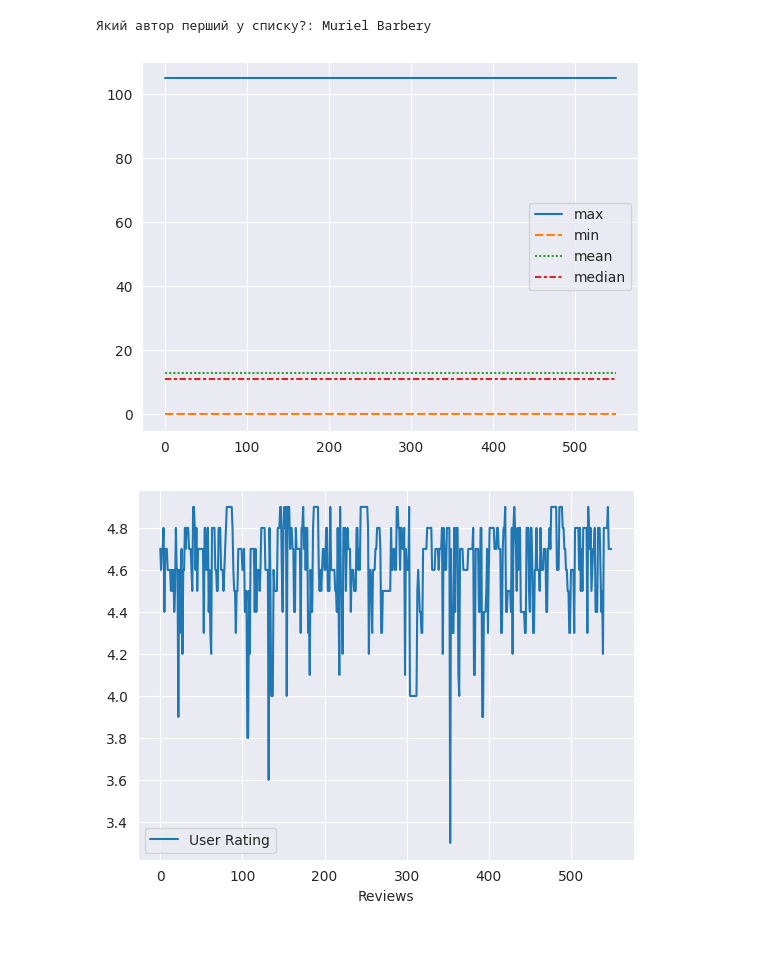
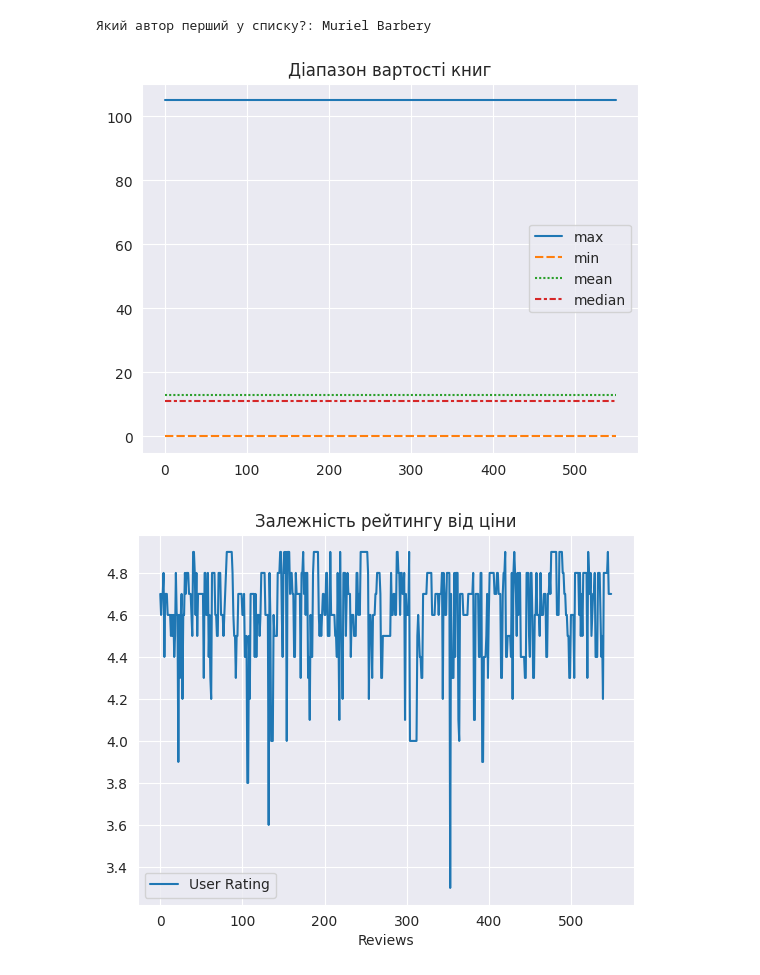
Before and after one commit to OlegAndrienko/HW2_DS, a Jupyter notebook: Hw2.3.ipynb, the cells around one changed output. Cells and saved outputs as stored; diff of their text form; code cells hidden in the pictures; blank space fills up the shorter version.

```diff
--- a/Hw2.3.ipynb
+++ b/Hw2.3.ipynb
@@ -331,28 +331,25 @@ print(f"Який автор перший у списку?: {data_concat.sort_val
 # %%
 url = "https://raw.githubusercontent.com/OlegAndrienko/HW2_DS/main/bestsellers.csv"
 data = pd.read_csv(url)
 
 # створити датасет Автор Рейтинг
 
 x = data["Price"].max()
 y = data["Price"].min()
 m = data["Price"].mean()
 k = data["Price"].median()
 
 data_set = pd.DataFrame({"max": x, "min": y, "mean": m, "median": k}, index=data.index)
 
 
 #Візуалізація даних з використанням бібліотеки seaborn лінійна діаграма
 
 sns.set_style("darkgrid")
-sns.lineplot(
-            data=data_set,
-
-)
-
+sns.lineplot(data=data_set).set(title="Діапазон вартостей книг")
+plt.title = "Діапазон вартості книг"
 plt.show()
 # %% [output]
-[figure, old version]
+[figure, new version]
 # %%
 x_1 = data["User Rating"].index
 y_1 = data["User Rating"].values
@@ -362,12 +359,10 @@ y_2 = data["Reviews"].values
 sns.set_style("darkgrid")
 data_set = pd.DataFrame({"User Rating": y_1}, index=x_1)
 
-sns.lineplot(
-            data=data_set,
-)
+sns.lineplot(data=data_set,).set(title="Залежність рейтингу від ціни")
 
 xlabel = plt.xlabel("User Rating")
 ylabel = plt.xlabel("Reviews")
 plt.show()
 # %% [output]
-[figure, old version]
+[figure, new version]
```
Also changed, not shown: parts of 2 cells of this notebook.
